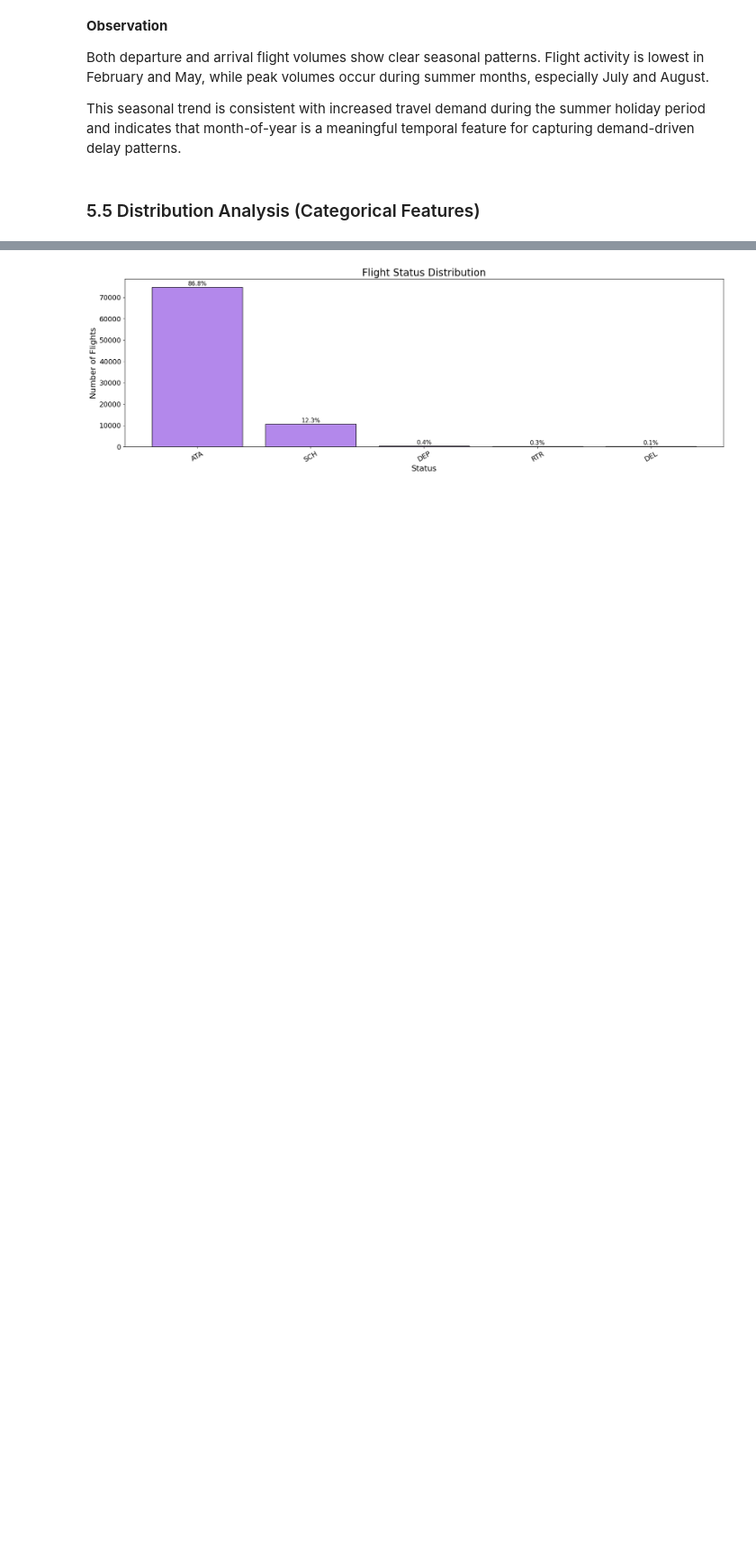
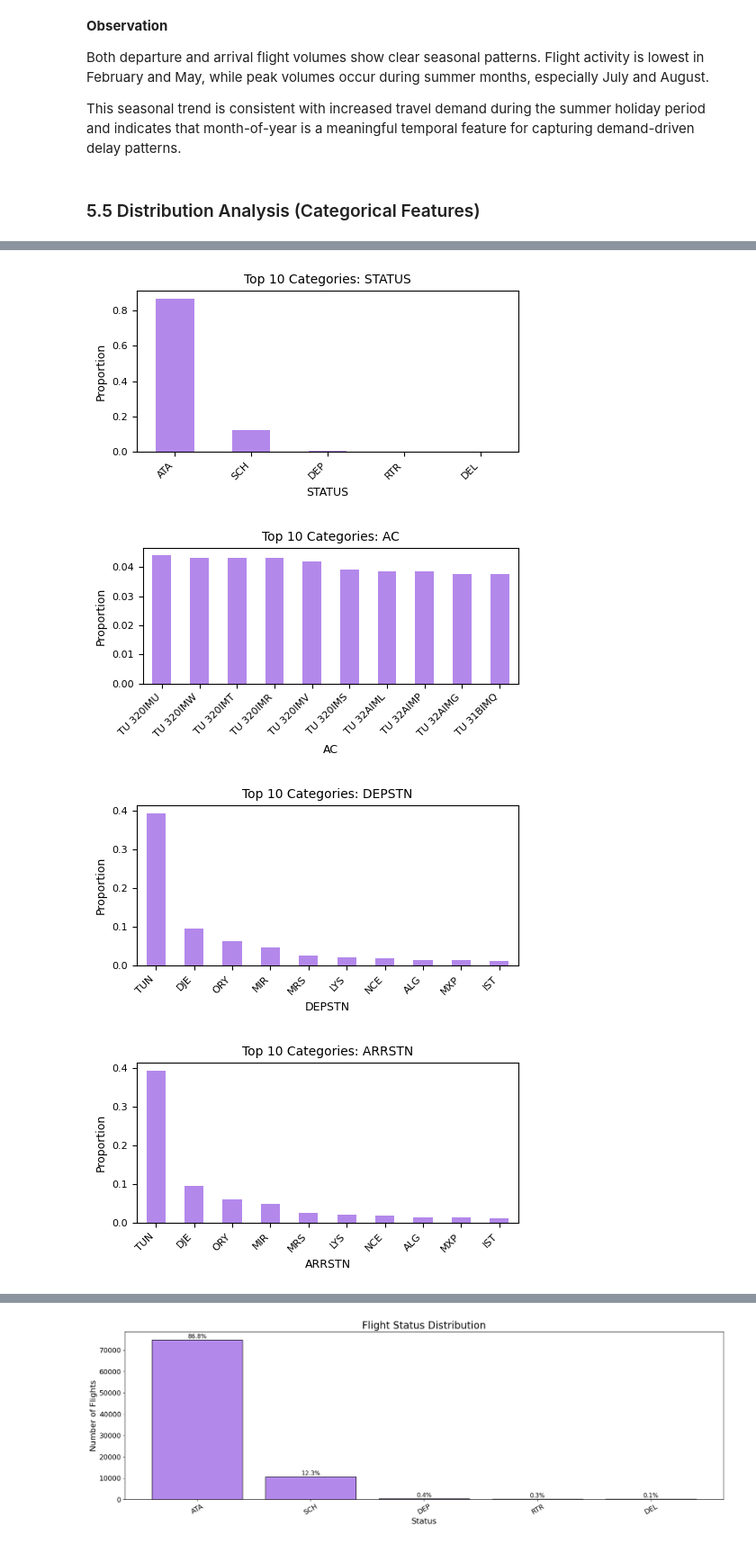
Before and after one commit to Johannes-Kutsch/flight-delay-prediction-challenge, a Jupyter notebook: Notebooks_Personal/Nazila.ipynb, the cells around one changed output, grey strips where cells are left out. Shown at 90% size. Cells and saved outputs as stored; diff of their text form; code cells hidden in the pictures; blank space fills up the shorter version.

```diff
--- a/Notebooks_Personal/Nazila.ipynb
+++ b/Notebooks_Personal/Nazila.ipynb
@@ -1289,0 +1568,9 @@ This seasonal trend is consistent with increased travel demand during the summer
+# %%
+# Inspect frequency distribution for high-cardinality candidates
+for col in categorical_cols:
+    print(f"\n=== {col} ===")
+    display(
+        train_df_eda[col]
+        .value_counts(normalize=True)
+        .head(10)
+    )
@@ -1289,0 +1652,27 @@ This seasonal trend is consistent with increased travel demand during the summer
+# %%
+import matplotlib.pyplot as plt
+
+# Visualize frequency distribution for high-cardinality categorical features
+for col in categorical_cols:
+    vc = (
+        train_df_eda[col]
+        .value_counts(normalize=True)
+        .head(10)
+    )
+
+    plt.figure(figsize=(5, 2.8))  # smaller figure
+    vc.plot(kind="bar", color="#B388EB")
+
+    plt.title(f"Top 10 Categories: {col}", fontsize=10)
+    plt.ylabel("Proportion", fontsize=9)
+    plt.xlabel(col, fontsize=9)
+    plt.xticks(rotation=45, ha="right", fontsize=8)
+    plt.yticks(fontsize=8)
+
+    plt.tight_layout()
+    plt.show()
+# %% [output]
+[figure, added]
+[figure, added]
+[figure, added]
+[figure, added]
```
Also changed, not shown: parts of 91 cells of this notebook, 1 other file.
